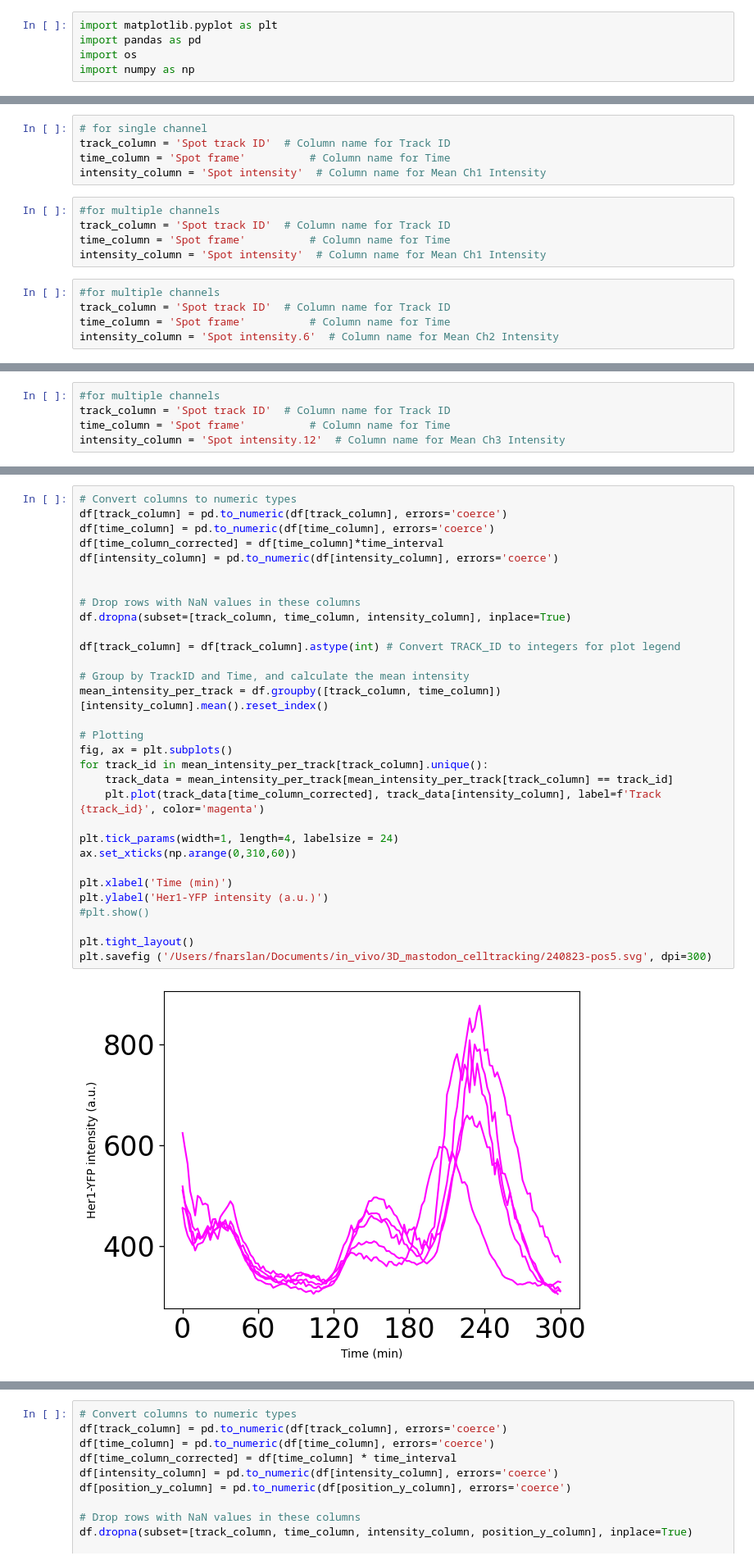
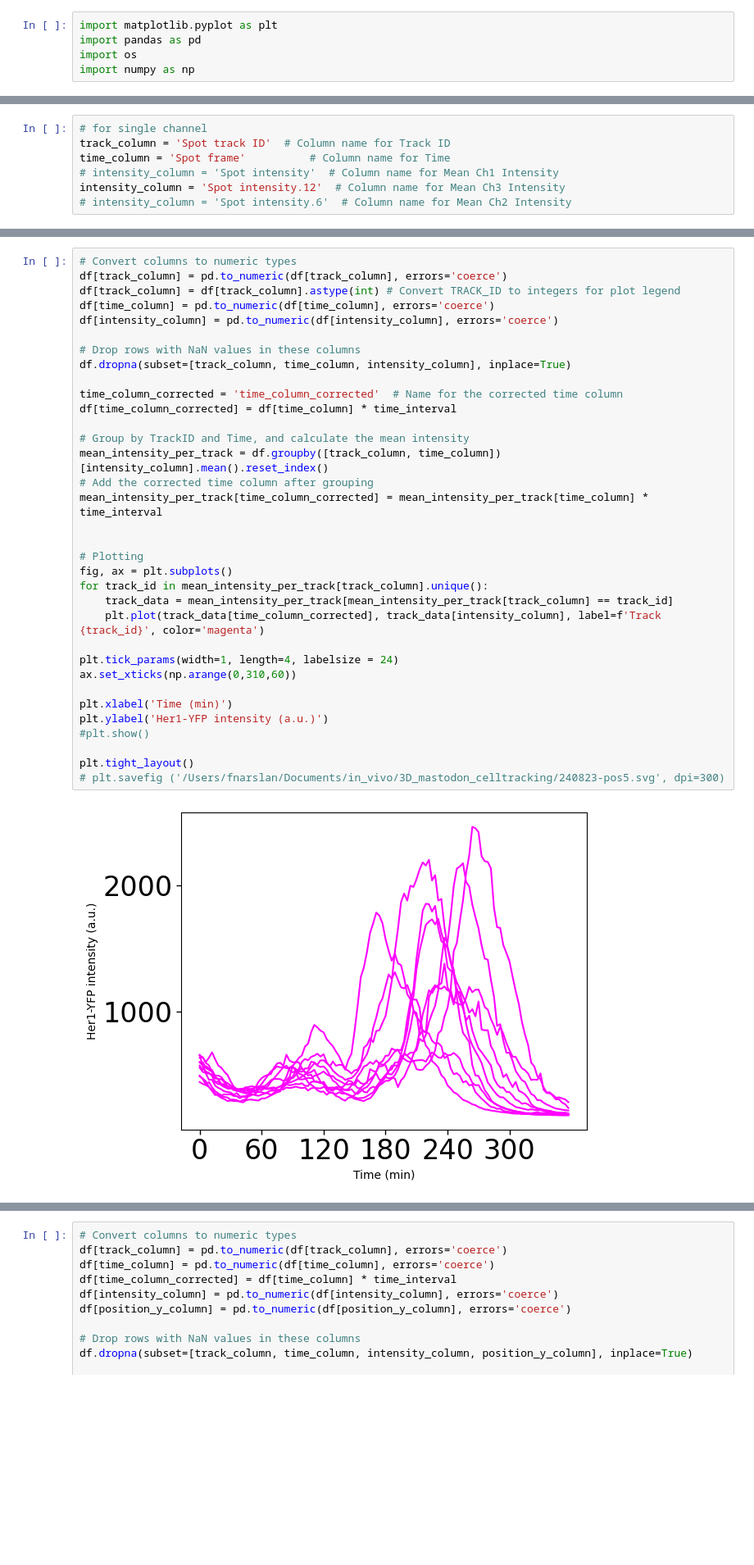
Before and after one commit to feyzanar/git-mycodes, a Jupyter notebook: mastodon_plotting_FN.ipynb, the cells around one changed output, grey strips where cells are left out. Shown: that part at 82% size. Drawn from its saved outputs; the diff is of its cells as text; blank space fills up the shorter version.

Commit message:
added configuration tag based plotting

```diff
--- a/mastodon_plotting_FN.ipynb
+++ b/mastodon_plotting_FN.ipynb
@@ -34,14 +34,6 @@ print(df.head())
 # for single channel
 track_column = 'Spot track ID'  # Column name for Track ID
 time_column = 'Spot frame'          # Column name for Time
-intensity_column = 'Spot intensity'  # Column name for Mean Ch1 Intensity
+# intensity_column = 'Spot intensity'  # Column name for Mean Ch1 Intensity
+intensity_column = 'Spot intensity.12'  # Column name for Mean Ch3 Intensity
+# intensity_column = 'Spot intensity.6'  # Column name for Mean Ch2 Intensity
-# %%
-#for multiple channels
-track_column = 'Spot track ID'  # Column name for Track ID
-time_column = 'Spot frame'          # Column name for Time
-intensity_column = 'Spot intensity'  # Column name for Mean Ch1 Intensity
-# %%
-#for multiple channels
-track_column = 'Spot track ID'  # Column name for Track ID
-time_column = 'Spot frame'          # Column name for Time
-intensity_column = 'Spot intensity.6'  # Column name for Mean Ch2 Intensity
@@ -50,6 +40 @@ position_y_column = 'Spot position.1'
-# %%
-#for multiple channels
-track_column = 'Spot track ID'  # Column name for Track ID
-time_column = 'Spot frame'          # Column name for Time
-intensity_column = 'Spot intensity.12'  # Column name for Mean Ch3 Intensity
 # %% [markdown]
@@ -57,33 +44,36 @@ intensity_column = 'Spot intensity.12'  # Column name for Mean Ch3 Intensity
 # %%
 # Convert columns to numeric types
 df[track_column] = pd.to_numeric(df[track_column], errors='coerce')
+df[track_column] = df[track_column].astype(int) # Convert TRACK_ID to integers for plot legend
 df[time_column] = pd.to_numeric(df[time_column], errors='coerce')
-df[time_column_corrected] = df[time_column]*time_interval
 df[intensity_column] = pd.to_numeric(df[intensity_column], errors='coerce')
-
 
 # Drop rows with NaN values in these columns
 df.dropna(subset=[track_column, time_column, intensity_column], inplace=True)
 
-df[track_column] = df[track_column].astype(int) # Convert TRACK_ID to integers for plot legend
+time_column_corrected = 'time_column_corrected'  # Name for the corrected time column
+df[time_column_corrected] = df[time_column] * time_interval
 
 # Group by TrackID and Time, and calculate the mean intensity
 mean_intensity_per_track = df.groupby([track_column, time_column])[intensity_column].mean().reset_index()
+# Add the corrected time column after grouping
+mean_intensity_per_track[time_column_corrected] = mean_intensity_per_track[time_column] * time_interval
+
 
 # Plotting
 fig, ax = plt.subplots()
 for track_id in mean_intensity_per_track[track_column].unique():
     track_data = mean_intensity_per_track[mean_intensity_per_track[track_column] == track_id]
     plt.plot(track_data[time_column_corrected], track_data[intensity_column], label=f'Track {track_id}', color='magenta')
 
 plt.tick_params(width=1, length=4, labelsize = 24)
 ax.set_xticks(np.arange(0,310,60))
 
 plt.xlabel('Time (min)')
 plt.ylabel('Her1-YFP intensity (a.u.)')
 #plt.show()
 
 plt.tight_layout()
-plt.savefig ('/Users/fnarslan/Documents/in_vivo/3D_mastodon_celltracking/240823-pos5.svg', dpi=300)
+# plt.savefig ('/Users/fnarslan/Documents/in_vivo/3D_mastodon_celltracking/240823-pos5.svg', dpi=300)
 # %% [output]
-[figure, old version]
+[figure, new version]
```
Also changed, not shown: parts of 11 cells of this notebook.
